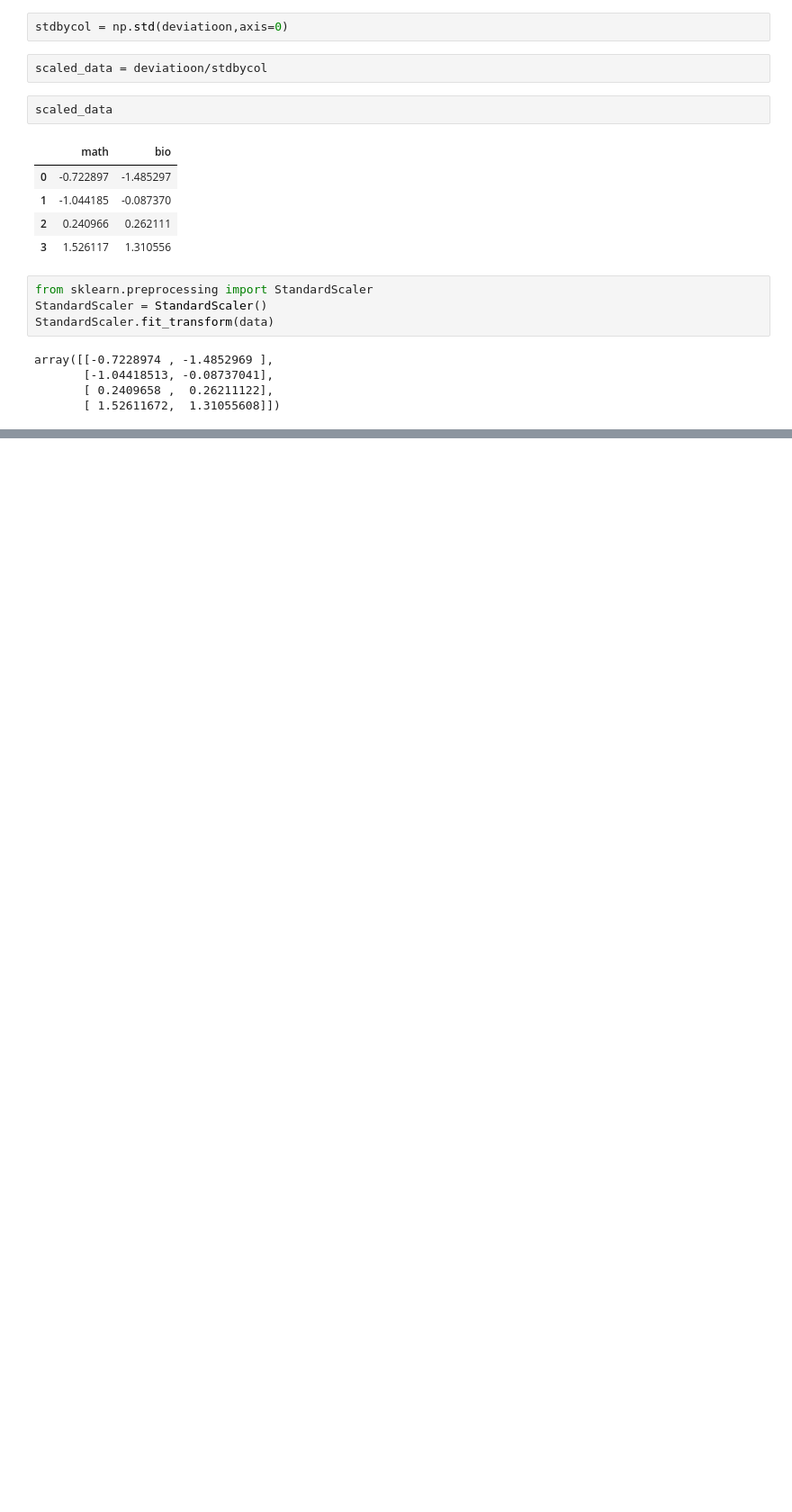
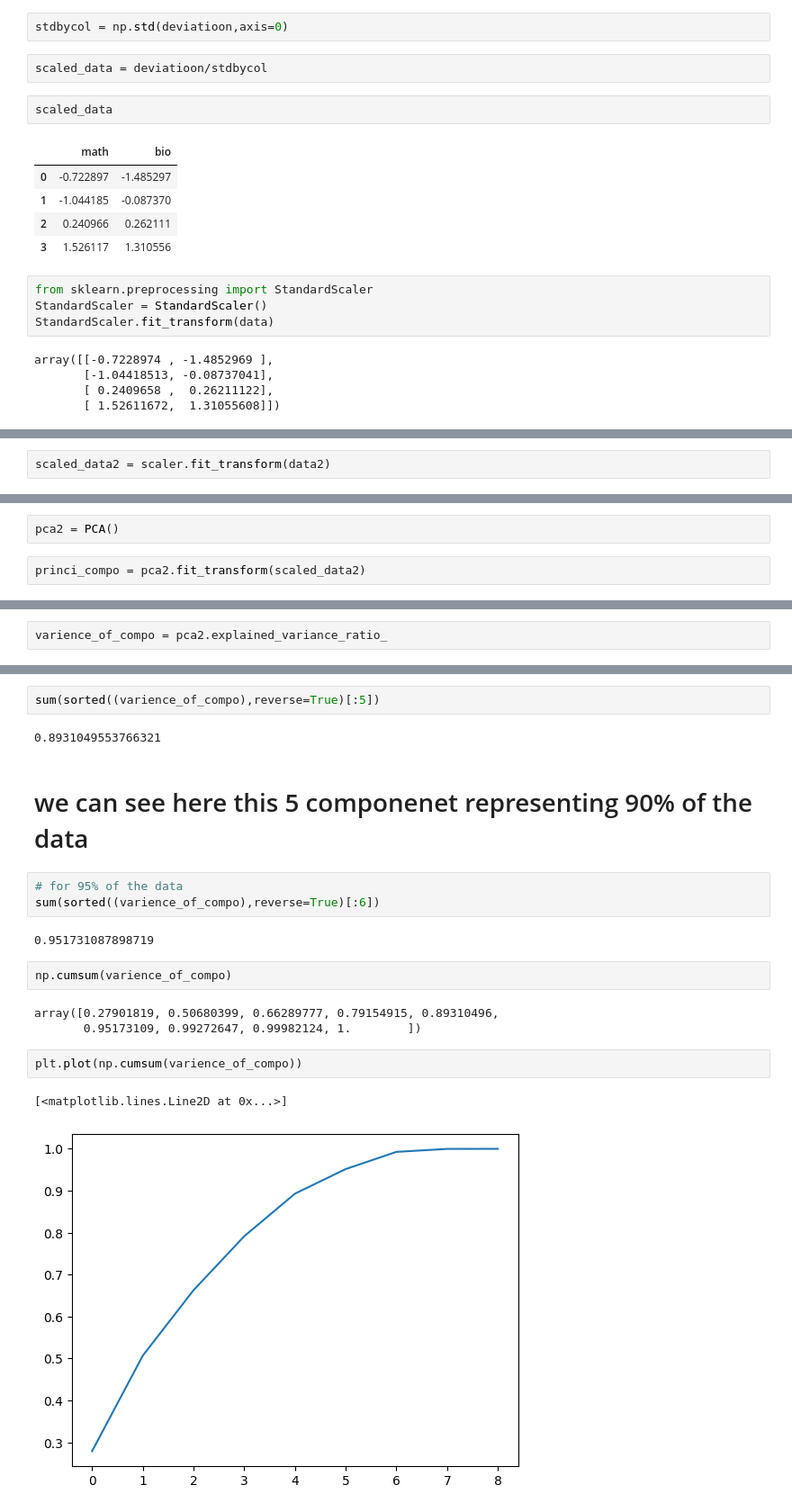
Before and after one commit to Shubhambg611/Ineuron-Data-Science, a Jupyter notebook: ML/74_PCA.ipynb, the cells around one changed output, grey strips where cells are left out. Shown at 90% size. Cells and saved outputs as stored; diff of their text form; blank space fills up the shorter version.

```diff
--- a/ML/74_PCA.ipynb
+++ b/ML/74_PCA.ipynb
@@ -85,0 +212,2 @@ array([[-0.7228974 , -1.4852969 ],
+# %%
+scaled_data2 = scaler.fit_transform(data2)
@@ -85,0 +230,4 @@ array([[-0.7228974 , -1.4852969 ],
+# %%
+pca2 = PCA()
+# %%
+princi_compo = pca2.fit_transform(scaled_data2)
@@ -85,0 +236,2 @@ array([[-0.7228974 , -1.4852969 ],
+# %%
+varience_of_compo = pca2.explained_variance_ratio_
@@ -85,0 +280,21 @@ array([[-0.7228974 , -1.4852969 ],
+# %%
+sum(sorted((varience_of_compo),reverse=True)[:5])
+# %% [output]
+0.8931049553766321
+# %% [markdown]
+# we can see here this 5 componenet representing 90% of the data
+# %%
+# for 95% of the data
+sum(sorted((varience_of_compo),reverse=True)[:6])
+# %% [output]
+0.951731087898719
+# %%
+np.cumsum(varience_of_compo)
+# %% [output]
+array([0.27901819, 0.50680399, 0.66289777, 0.79154915, 0.89310496,
+       0.95173109, 0.99272647, 0.99982124, 1.        ])
+# %%
+plt.plot(np.cumsum(varience_of_compo))
+# %% [output]
+[<matplotlib.lines.Line2D at 0x...>]
+[figure, added]
```
Also changed, not shown: parts of 36 cells of this notebook.
